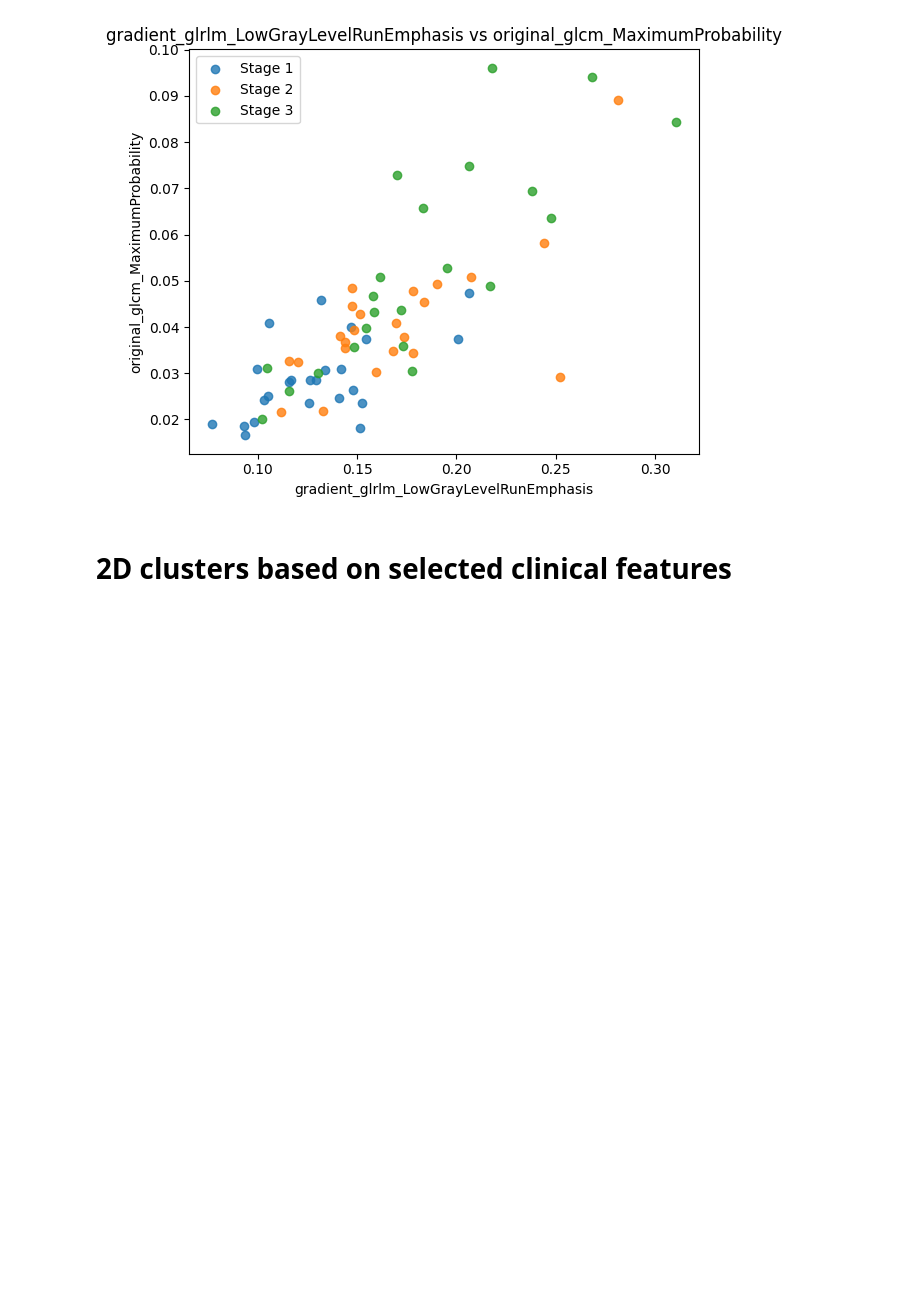
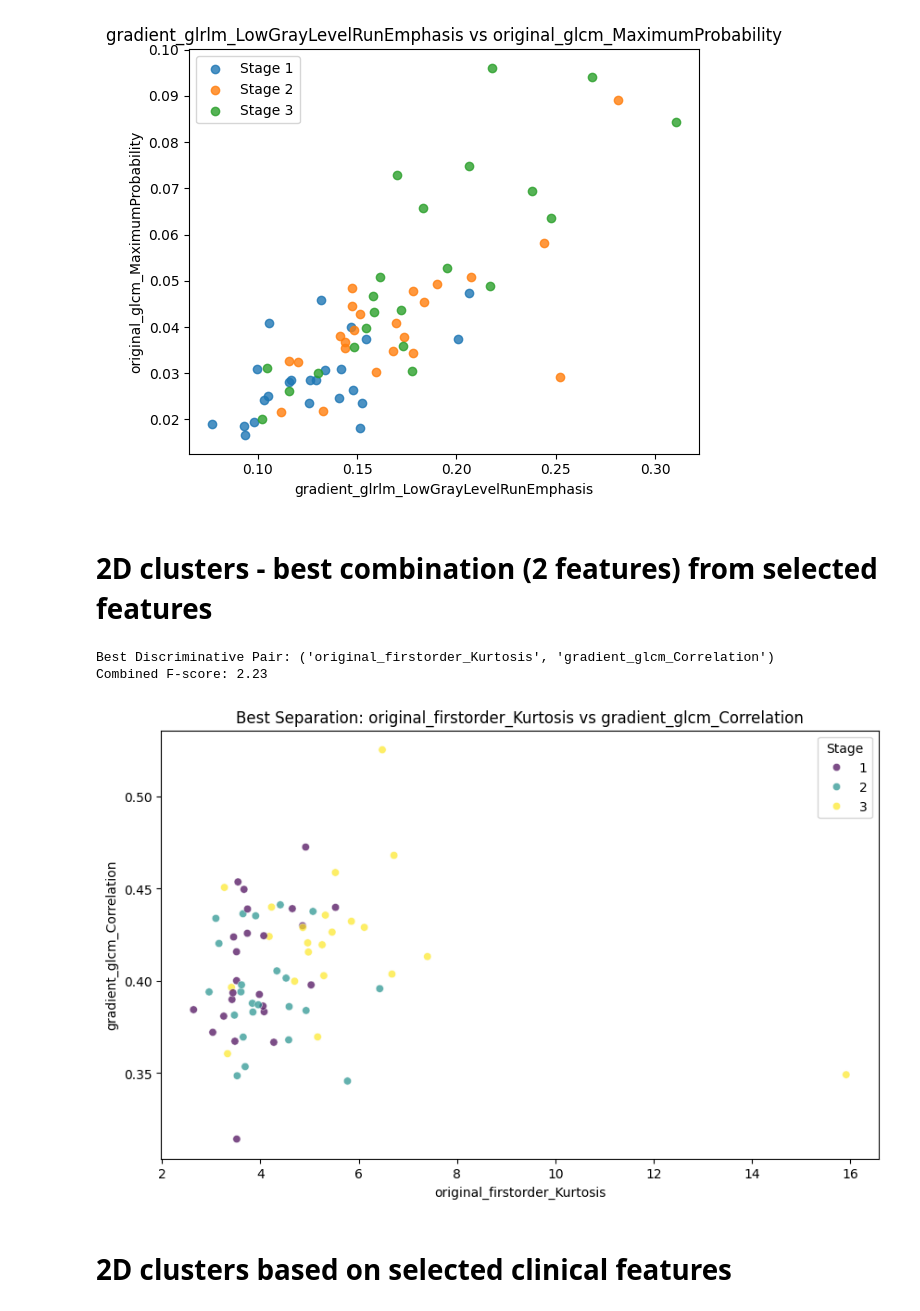
Before and after one commit to lukas1110/Analysis-of-multiple-myelomas-from-dual-CT, a Jupyter notebook: spine_level/clustering.ipynb, the cells around one changed output. Saved outputs shown, nothing was run; the diff lists cells and outputs as text; code cells hidden in the pictures; blank space fills up the shorter version.

Commit message:
Individual lesions: analysis on merged dfs.

```diff
--- a/spine_level/clustering.ipynb
+++ b/spine_level/clustering.ipynb
@@ -76,6 +145,52 @@ plt.tight_layout()
 plt.show()
 # %% [output]
 [figure]
+# %% [markdown]
+# 2D clusters - best combination (2 features) from selected features
+# %%
+from itertools import combinations
+from sklearn.preprocessing import StandardScaler
+from sklearn.feature_selection import f_classif
+import matplotlib.pyplot as plt
+import seaborn as sns
+
+image_features = ["original_firstorder_Kurtosis", "original_glcm_MaximumProbability", "original_glcm_DifferenceAverage", "original_glcm_Idm",
+                  "original_glcm_Id", "original_firstorder_Skewness", "gradient_glcm_Imc2", "gradient_glcm_Correlation"]
+
+pd.set_option('future.no_silent_downcasting', True)
+df_features = pd.read_csv(r"E:\CSV\merged\merged_monoe_40kev_radiomics_spine_lesions_features.csv")
+clinical_df = pd.read_csv(r"E:\Clinical_data\Table_clinical_data.csv", encoding="cp1252")
+clinical_df['Stage'] = clinical_df['ISS classification'].replace({'Stage 1': 1, 'Stage 2': 2, 'Stage 3': 3})
+
+df_combined = pd.merge(clinical_df[['Patient ID', 'Stage']], df_features, left_on='Patient ID', right_on='patient', how='left')
+df_final = df_combined.dropna(subset=['Stage']).drop(columns=['patient'])
+
+X = df_final.select_dtypes(include=['number']).drop(columns=['Stage'], errors='ignore')
+y = df_final['Stage']
+
+f_values, _ = f_classif(X.fillna(0), y)
+feature_f_map = dict(zip(image_features, f_values))
+
+best_score = -1
+best_pair = None
+
+for feat1, feat2 in combinations(image_features, 2):
+    current_score = feature_f_map[feat1] + feature_f_map[feat2]
+    if current_score > best_score:
+        best_score = current_score
+        best_pair = (feat1, feat2)
+
+print(f"Best Discriminative Pair: {best_pair}")
+print(f"Combined F-score: {best_score:.2f}")
+
+plt.figure(figsize=(10, 6))
+sns.scatterplot(data=df_final, x=best_pair[0], y=best_pair[1], hue='Stage', palette='viridis', alpha=0.7)
+plt.title(f"Best Separation: {best_pair[0]} vs {best_pair[1]}")
+plt.show()
+# %% [output]
+Best Discriminative Pair: ('original_firstorder_Kurtosis', 'gradient_glcm_Correlation')
+Combined F-score: 2.23
+[figure, added]
 # %% [markdown]
 # 2D clusters based on selected clinical features
 # %%
```
Also changed, not shown: parts of 13 cells of this notebook, 3 other files.
